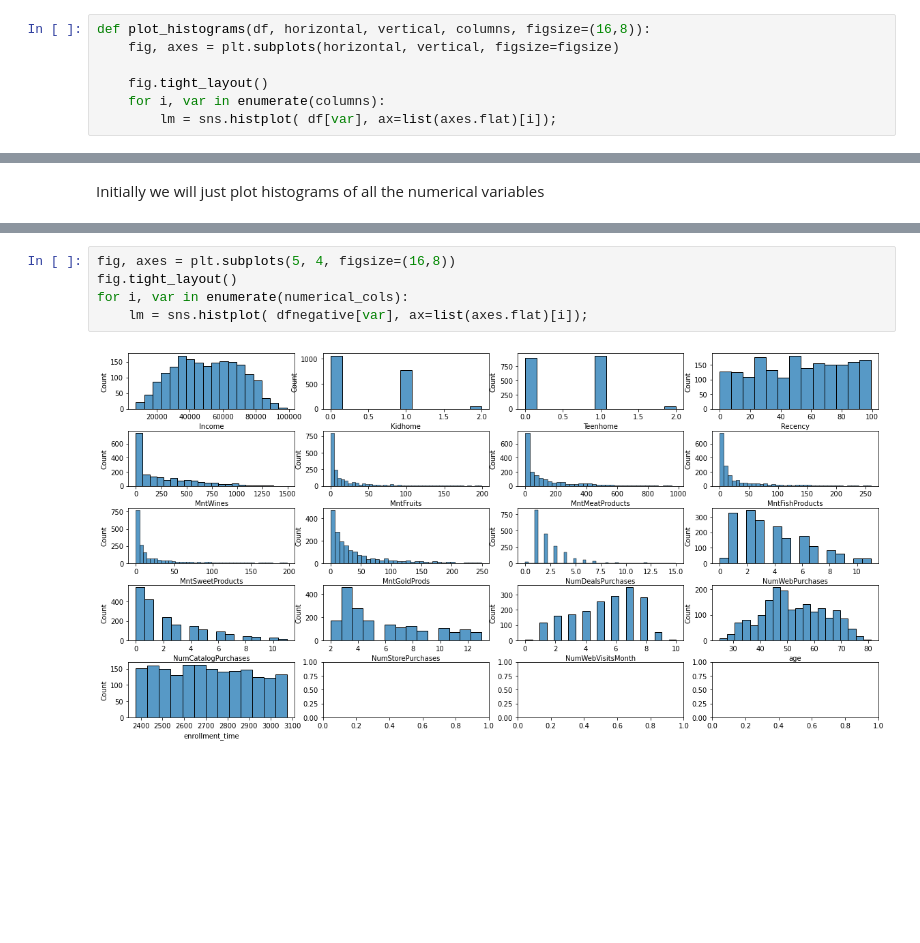
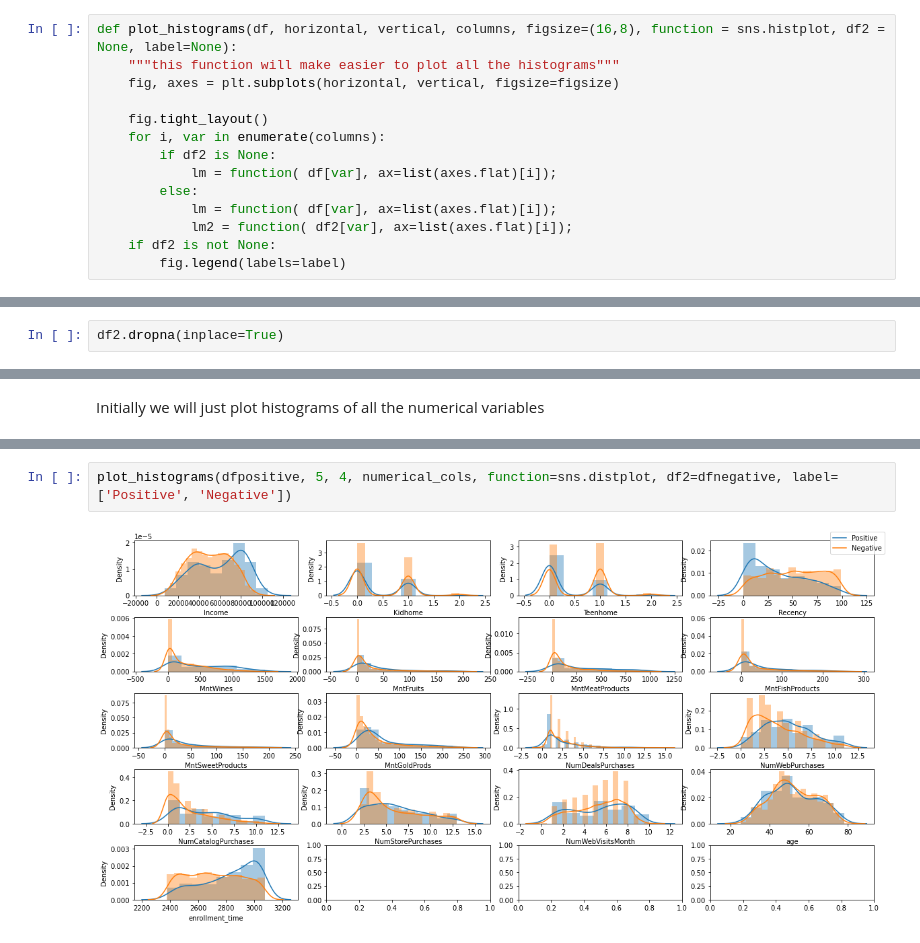
Before and after one commit to arojasb3/iFood_CRM-, a Jupyter notebook: ifood-data-business-analyst-test-latam-main/Data Analysis.ipynb, the cells around one changed output, grey strips where cells are left out. Cells and saved outputs as stored; diff of their text form; blank space fills up the shorter version.

```diff
--- a/ifood-data-business-analyst-test-latam-main/Data Analysis.ipynb
+++ b/ifood-data-business-analyst-test-latam-main/Data Analysis.ipynb
@@ -169,12 +185,19 @@ numerical_cols = [ 'Income', 'Kidhome',
 
 categorical_cols = ['Education', 'Marital_Status', 'Complain']
 # %%
-def plot_histograms(df, horizontal, vertical, columns, figsize=(16,8)):
+def plot_histograms(df, horizontal, vertical, columns, figsize=(16,8), function = sns.histplot, df2 = None, label=None):
+    """this function will make easier to plot all the histograms"""
     fig, axes = plt.subplots(horizontal, vertical, figsize=figsize)
 
     fig.tight_layout()
     for i, var in enumerate(columns):
-        lm = sns.histplot( df[var], ax=list(axes.flat)[i]);
+        if df2 is None:
+            lm = function( df[var], ax=list(axes.flat)[i]);
+        else:
+            lm = function( df[var], ax=list(axes.flat)[i]);
+            lm2 = function( df2[var], ax=list(axes.flat)[i]);
+    if df2 is not None:
+        fig.legend(labels=label)
 # %%
 plot_histograms(df1, 5, 4, numerical_cols)
 # %% [output]
@@ -293 +319,3 @@ len(indexes)""";
+# %%
+df2.dropna(inplace=True)
 # %% [markdown]
@@ -309,10 +330,7 @@ for i, var in enumerate(numerical_cols):
-# %%
-fig, axes = plt.subplots(5, 4, figsize=(16,8))
-fig.tight_layout()
-for i, var in enumerate(numerical_cols):
-    lm = sns.histplot( dfnegative[var], ax=list(axes.flat)[i]);
-# %% [output]
-[figure, removed]
+# %%
+plot_histograms(dfpositive, 5, 4, numerical_cols, function=sns.distplot, df2=dfnegative, label=['Positive', 'Negative'])
+# %% [output]
+[figure, added]
 # %% [markdown]
 So lets start looking at some of those variables:
 
```
Also changed, not shown: parts of 41 cells of this notebook.
